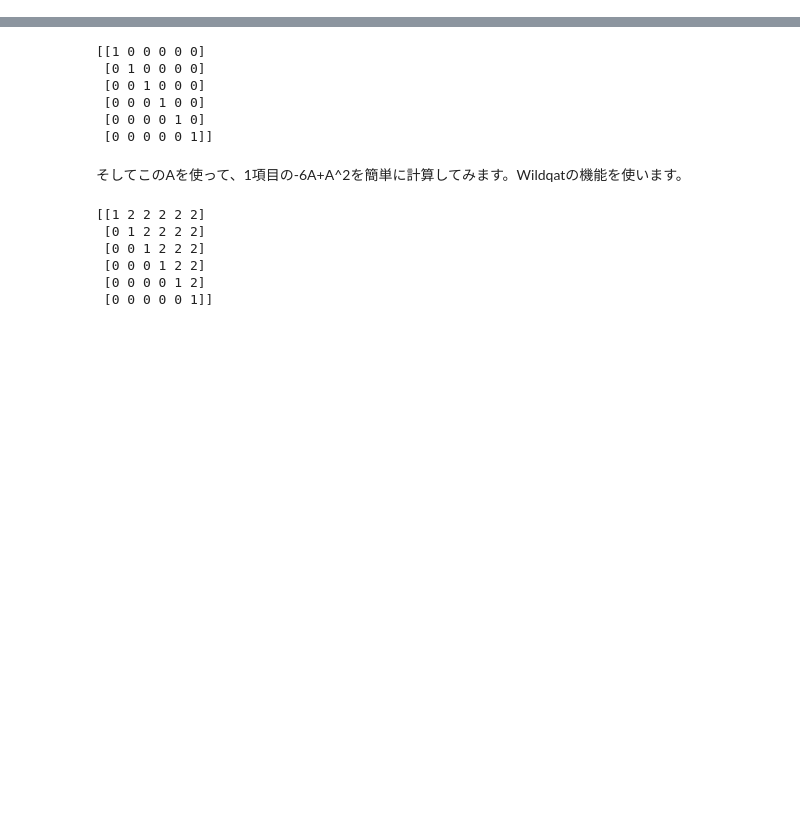
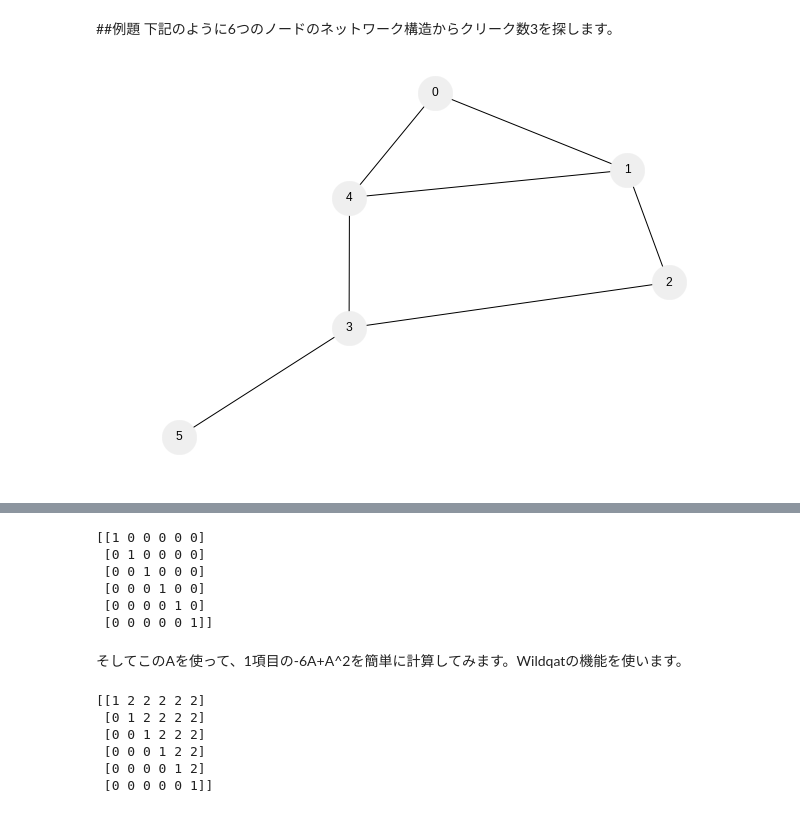
Before and after one commit to gyu-don/wildcat, a Jupyter notebook: examples_ja/tutorial006_cliques.ipynb, the cells around one changed output, grey strips where cells are left out. Drawn from its saved outputs; the diff is of its cells as text; code cells hidden in the pictures; blank space fills up the shorter version.

```diff
--- a/examples_ja/tutorial006_cliques.ipynb
+++ b/examples_ja/tutorial006_cliques.ipynb
@@ -6 +6,16 @@
+# %% [markdown]
+##例題
+下記のように6つのノードのネットワーク構造からクリーク数3を探します。
+# %%
+import networkx as nx
+import matplotlib.pyplot as plt
+
+options = {'node_color': '#efefef','node_size': 1200,'with_labels':'True'}
+
+G = nx.Graph()
+G.add_nodes_from(nx.path_graph(6))
+G.add_edges_from([(0,1),(0,4),(1,2),(1,4),(2,3),(3,4),(3,5)])
+nx.draw(G, **options)
+# %% [output]
+[figure, added]
 # %% [markdown]
```
Also changed, not shown: parts of 4 cells of this notebook.
